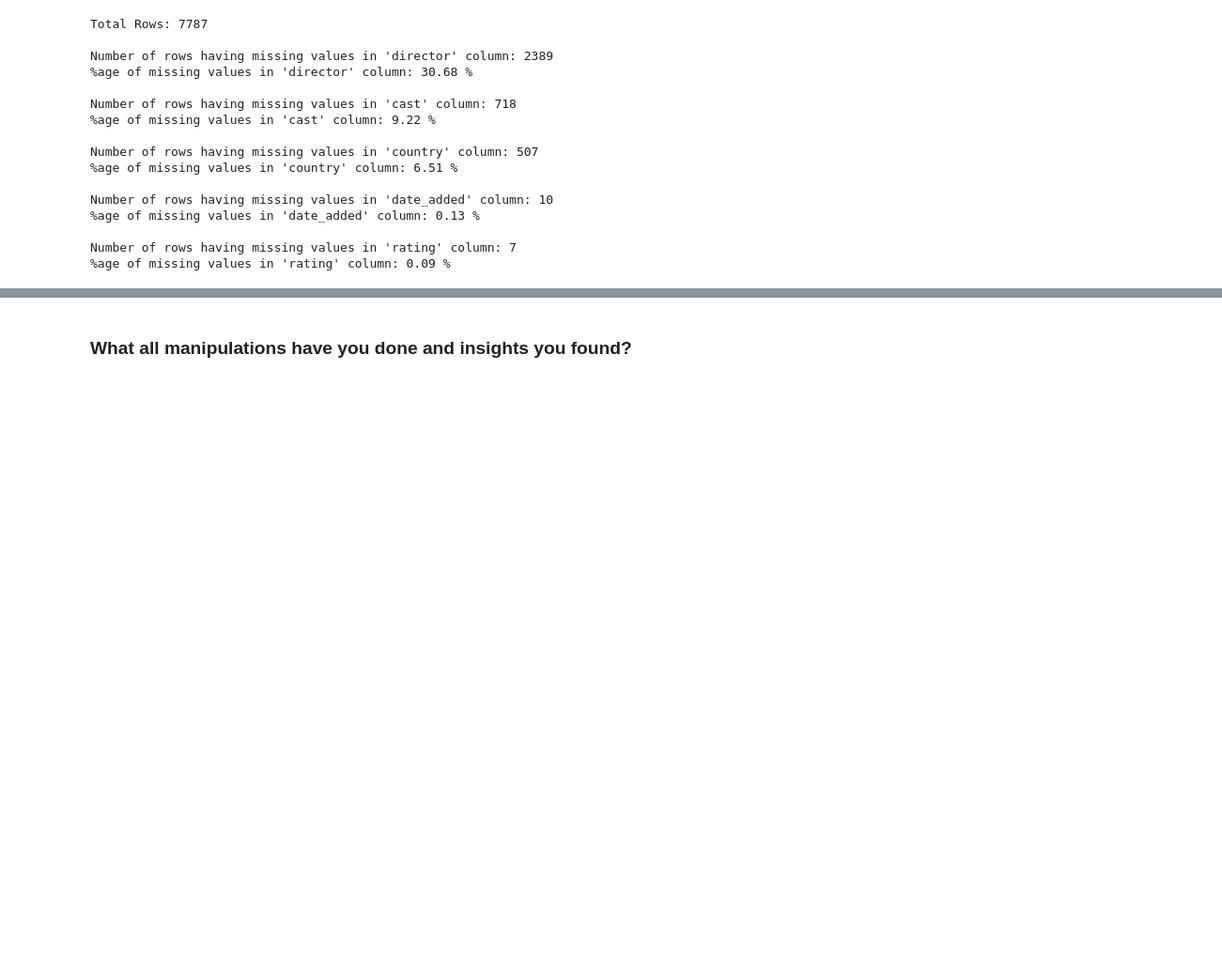
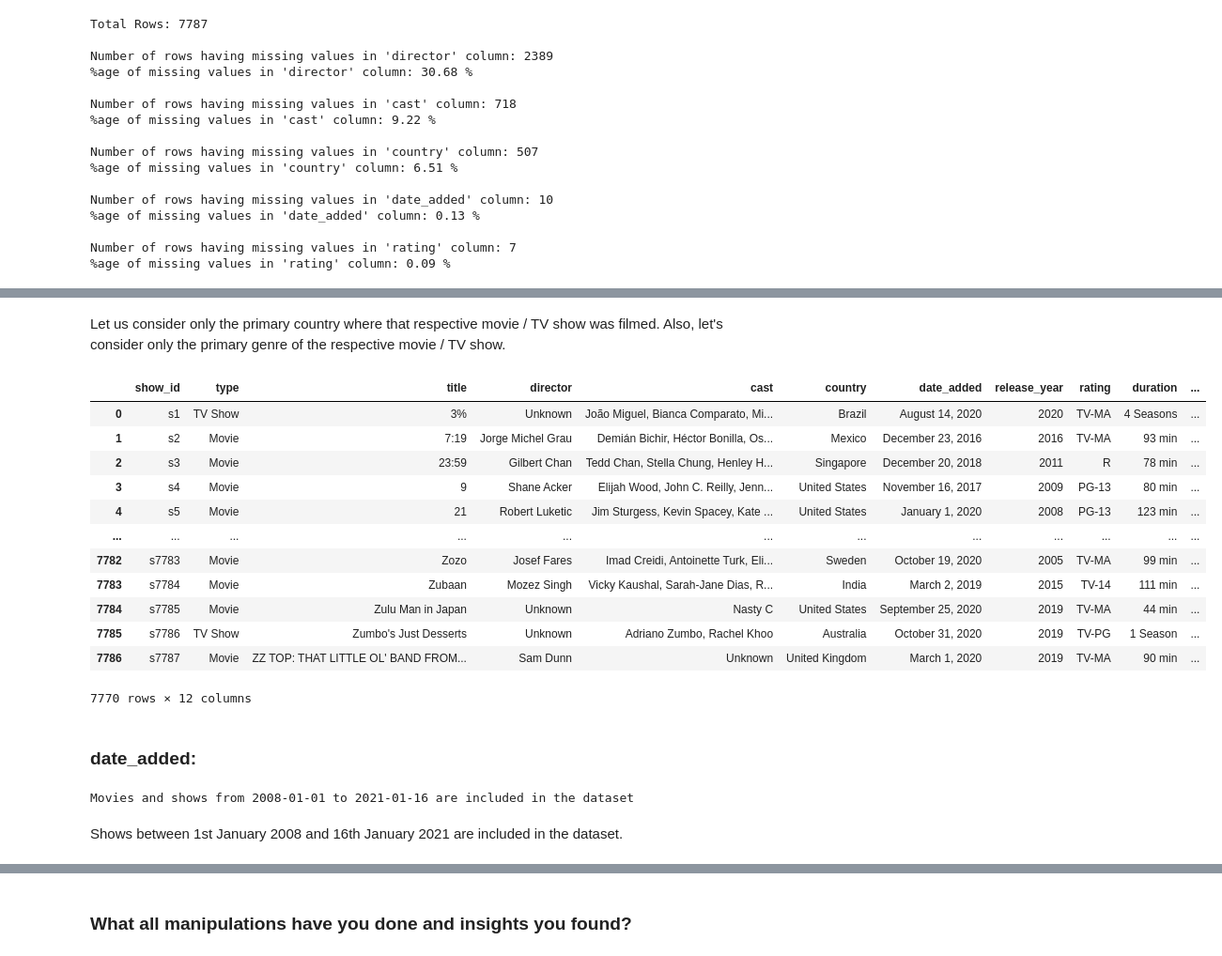
Before and after one commit to pande1sachin/Capstone-Project---Machine-Learning---Unsupervised-ML---Netflix-Movies-and-TV-Shows-Clustering, a Jupyter notebook: Individual_Copy_(Sachin_Pande)_|_Capstone_Project_|_Machine_Learning_Unsupervised_ML_Netflix_Movies_and_TV_Shows_Clustering.ipynb, the cells around one changed output, grey strips where cells are left out. Shown at 94% size. Cells and saved outputs as stored; diff of their text form; code cells hidden in the pictures; blank space fills up the shorter version.

```diff
--- a/Individual_Copy_(Sachin_Pande)_|_Capstone_Project_|_Machine_Learning_Unsupervised_ML_Netflix_Movies_and_TV_Shows_Clustering.ipynb
+++ b/Individual_Copy_(Sachin_Pande)_|_Capstone_Project_|_Machine_Learning_Unsupervised_ML_Netflix_Movies_and_TV_Shows_Clustering.ipynb
@@ -400,0 +402,6 @@ So we can say that
+# %%
+net_flix_df[['director','cast']]= net_flix_df[['director','cast']].fillna("Unknown")      # Replacing missing/null values with 'Unknown'.
+net_flix_df['country']= net_flix_df['country'].fillna(net_flix_df['country'].mode()[0])   # Replacing missing/null values with mode
+# %%
+# Dropping all remaining null values of date_added and rating
+net_flix_df.dropna(axis=0, inplace=True)
@@ -400,0 +495,31 @@ So we can say that
+# %% [markdown]
+Let us consider only the primary country where that respective movie / TV show was filmed. Also, let's consider only the primary genre of the respective movie / TV show.
+# %%
+# Function to extract the primary value
+def extract_primary(value):
+    if isinstance(value, str):
+        return value.split(',')[0]
+    return value
+
+# Apply the function to 'country' and 'listed_in' columns
+net_flix_df['country'] = net_flix_df['country'].apply(extract_primary)
+net_flix_df['listed_in'] = net_flix_df['listed_in'].apply(extract_primary)
+
+# Print the DataFrame with simplified values
+net_flix_df
+# %% [output]
+|  | show_id | type | title | director | cast | country | date_added | release_year | rating | duration | ... |
+| 0 | s1 | TV Show | 3% | Unknown | João Miguel, Bianca Comparato, Mi... | Brazil | August 14, 2020 | 2020 | TV-MA | 4 Seasons | ... |
+| 1 | s2 | Movie | 7:19 | Jorge Michel Grau | Demián Bichir, Héctor Bonilla, Os... | Mexico | December 23, 2016 | 2016 | TV-MA | 93 min | ... |
+| 2 | s3 | Movie | 23:59 | Gilbert Chan | Tedd Chan, Stella Chung, Henley H... | Singapore | December 20, 2018 | 2011 | R | 78 min | ... |
+| 3 | s4 | Movie | 9 | Shane Acker | Elijah Wood, John C. Reilly, Jenn... | United States | November 16, 2017 | 2009 | PG-13 | 80 min | ... |
+| 4 | s5 | Movie | 21 | Robert Luketic | Jim Sturgess, Kevin Spacey, Kate ... | United States | January 1, 2020 | 2008 | PG-13 | 123 min | ... |
+| ... | ... | ... | ... | ... | ... | ... | ... | ... | ... | ... | ... |
+| 7782 | s7783 | Movie | Zozo | Josef Fares | Imad Creidi, Antoinette Turk, Eli... | Sweden | October 19, 2020 | 2005 | TV-MA | 99 min | ... |
+| 7783 | s7784 | Movie | Zubaan | Mozez Singh | Vicky Kaushal, Sarah-Jane Dias, R... | India | March 2, 2019 | 2015 | TV-14 | 111 min | ... |
+| 7784 | s7785 | Movie | Zulu Man in Japan | Unknown | Nasty C | United States | September 25, 2020 | 2019 | TV-MA | 44 min | ... |
+| 7785 | s7786 | TV Show | Zumbo's Just Desserts | Unknown | Adriano Zumbo, Rachel Khoo | Australia | October 31, 2020 | 2019 | TV-PG | 1 Season | ... |
+| 7786 | s7787 | Movie | ZZ TOP: THAT LITTLE OL' BAND FROM... | Sam Dunn | Unknown | United Kingdom | March 1, 2020 | 2019 | TV-MA | 90 min | ... |
+7770 rows × 12 columns
+# %% [markdown]
+### date_added:
@@ -400,0 +529,8 @@ So we can say that
+# %%
+# checking range of  dates on which a show was added on Netflix
+print(f"Movies and shows from {net_flix_df.date_added.min().date()}\
+ to {net_flix_df.date_added.max().date()} are included in the dataset")
+# %% [output]
+Movies and shows from 2008-01-01 to 2021-01-16 are included in the dataset
+# %% [markdown]
+Shows between 1st January 2008 and 16th January 2021 are included in the dataset.
```
Also changed, not shown: parts of 14 cells of this notebook.
